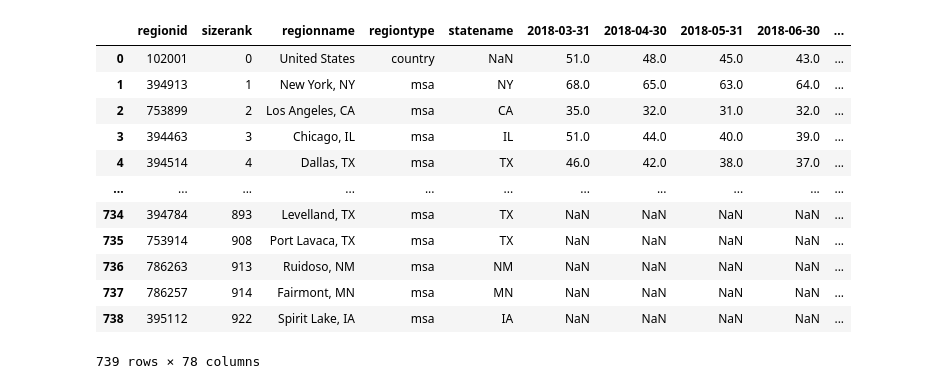
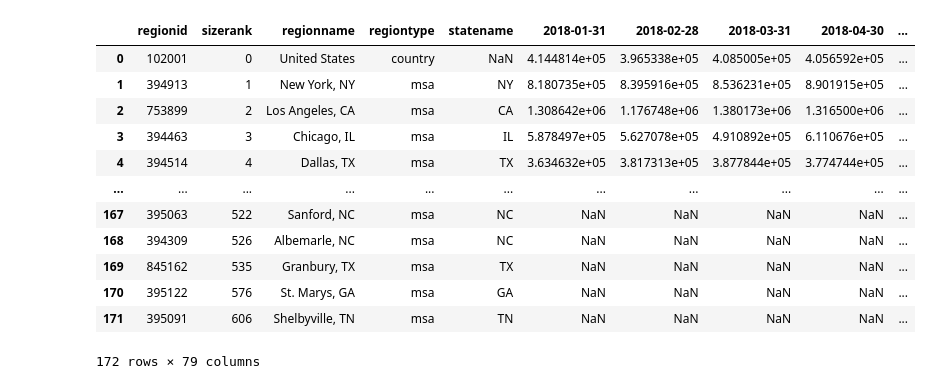
Before and after one commit to jacobsimeral/TS_Forecasting_Project, a Jupyter notebook: Code/EDA/JS_EDA.ipynb, the cells around one changed output. Saved outputs shown, nothing was run; the diff lists cells and outputs as text; code cells hidden in the pictures.

```diff
--- a/Code/EDA/JS_EDA.ipynb
+++ b/Code/EDA/JS_EDA.ipynb
@@ -28,16 +55,17 @@ sns.heatmap(ld.combined_data.isnull(), cbar=True, cmap='viridis')
 # %%
-ld.mean_days_to_pending
+new_con_sales_price = ld.new_construction_mean_sales_price
+new_con_sales_price
 # %% [output]
-|  | regionid | sizerank | regionname | regiontype | statename | 2018-03-31 | 2018-04-30 | 2018-05-31 | 2018-06-30 | ... |
-| 0 | 102001 | 0 | United States | country | NaN | 51.0 | 48.0 | 45.0 | 43.0 | ... |
-| 1 | 394913 | 1 | New York, NY | msa | NY | 68.0 | 65.0 | 63.0 | 64.0 | ... |
-| 2 | 753899 | 2 | Los Angeles, CA | msa | CA | 35.0 | 32.0 | 31.0 | 32.0 | ... |
-| 3 | 394463 | 3 | Chicago, IL | msa | IL | 51.0 | 44.0 | 40.0 | 39.0 | ... |
-| 4 | 394514 | 4 | Dallas, TX | msa | TX | 46.0 | 42.0 | 38.0 | 37.0 | ... |
+|  | regionid | sizerank | regionname | regiontype | statename | 2018-01-31 | 2018-02-28 | 2018-03-31 | 2018-04-30 | ... |
+| 0 | 102001 | 0 | United States | country | NaN | 4.144814e+05 | 3.965338e+05 | 4.085005e+05 | 4.056592e+05 | ... |
+| 1 | 394913 | 1 | New York, NY | msa | NY | 8.180735e+05 | 8.395916e+05 | 8.536231e+05 | 8.901915e+05 | ... |
+| 2 | 753899 | 2 | Los Angeles, CA | msa | CA | 1.308642e+06 | 1.176748e+06 | 1.380173e+06 | 1.316500e+06 | ... |
+| 3 | 394463 | 3 | Chicago, IL | msa | IL | 5.878497e+05 | 5.627078e+05 | 4.910892e+05 | 6.110676e+05 | ... |
+| 4 | 394514 | 4 | Dallas, TX | msa | TX | 3.634632e+05 | 3.817313e+05 | 3.877844e+05 | 3.774744e+05 | ... |
 | ... | ... | ... | ... | ... | ... | ... | ... | ... | ... | ... |
-| 734 | 394784 | 893 | Levelland, TX | msa | TX | NaN | NaN | NaN | NaN | ... |
-| 735 | 753914 | 908 | Port Lavaca, TX | msa | TX | NaN | NaN | NaN | NaN | ... |
-| 736 | 786263 | 913 | Ruidoso, NM | msa | NM | NaN | NaN | NaN | NaN | ... |
-| 737 | 786257 | 914 | Fairmont, MN | msa | MN | NaN | NaN | NaN | NaN | ... |
-| 738 | 395112 | 922 | Spirit Lake, IA | msa | IA | NaN | NaN | NaN | NaN | ... |
+| 167 | 395063 | 522 | Sanford, NC | msa | NC | NaN | NaN | NaN | NaN | ... |
+| 168 | 394309 | 526 | Albemarle, NC | msa | NC | NaN | NaN | NaN | NaN | ... |
+| 169 | 845162 | 535 | Granbury, TX | msa | TX | NaN | NaN | NaN | NaN | ... |
+| 170 | 395122 | 576 | St. Marys, GA | msa | GA | NaN | NaN | NaN | NaN | ... |
+| 171 | 395091 | 606 | Shelbyville, TN | msa | TN | NaN | NaN | NaN | NaN | ... |
-739 rows × 78 columns
+172 rows × 79 columns
```
Also changed, not shown: parts of 14 cells of this notebook, 1 other file.
